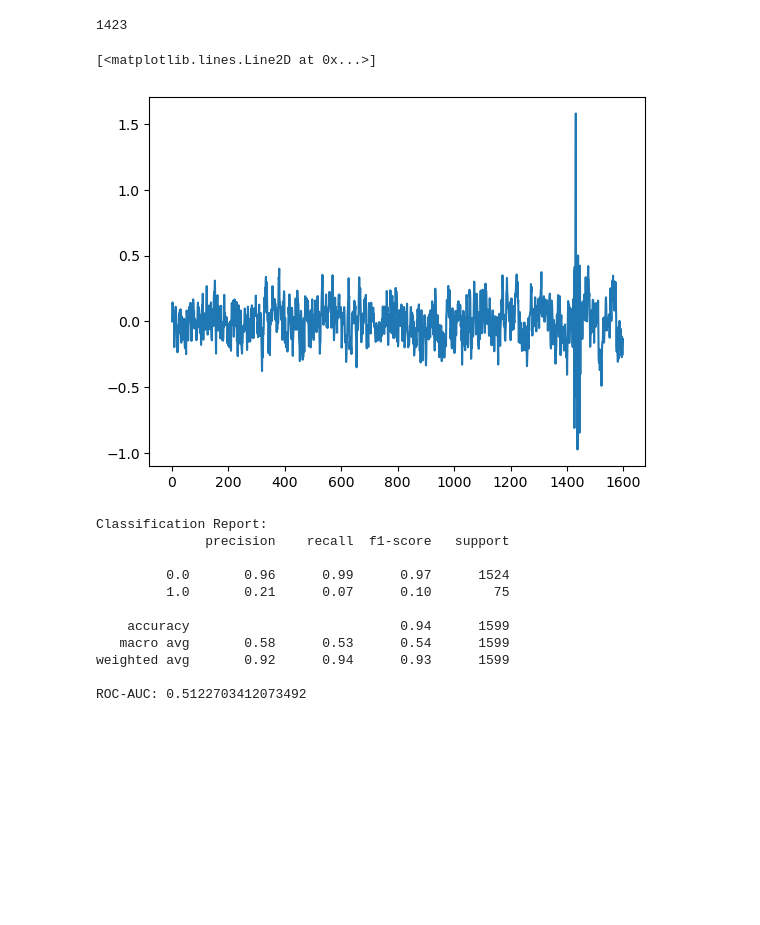
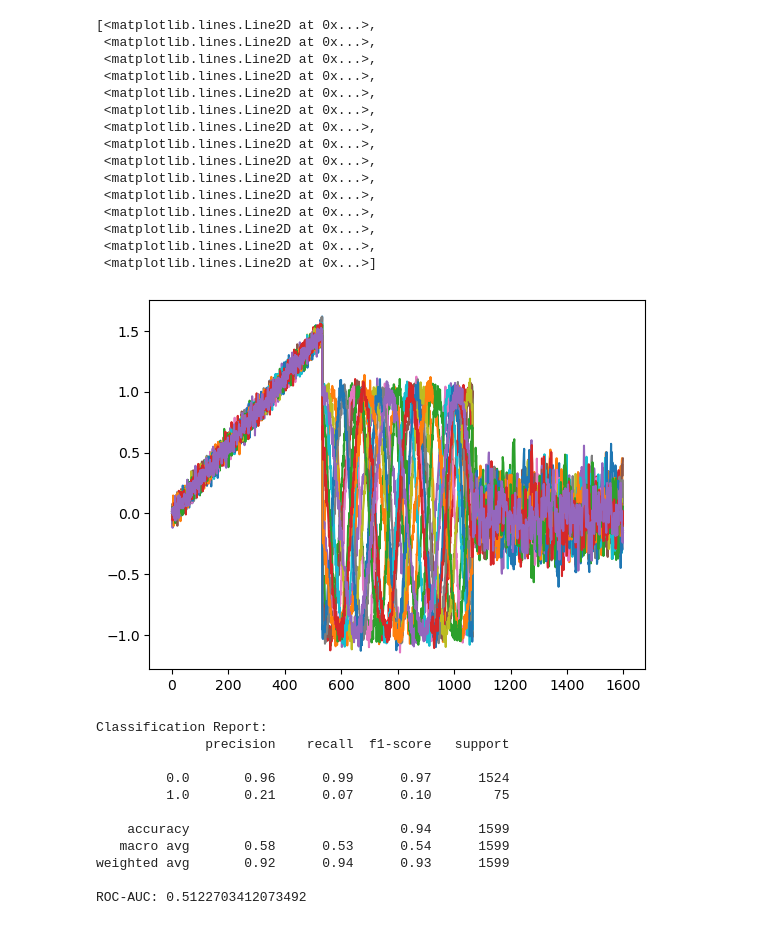
Before and after one commit to Brandonwood44/Anomaly-Detection-Thesis, a Jupyter notebook: notebooks/Create Data.ipynb, the cells around one changed output. Drawn from its saved outputs; the diff is of its cells as text; code cells hidden in the pictures; blank space fills up the shorter version.

Commit message:
Updated regime generation and added anomaly injection functions, also created a new notebook for combined regime results comparisons

```diff
--- a/notebooks/Create Data.ipynb
+++ b/notebooks/Create Data.ipynb
@@ -91,18 +91,18 @@ def generate_dataset(T=1599, d=15, anomaly_length=25):
     y = np.zeros(T)
 
     # Inject anomalies
-    starts = [
-        np.random.randint(250, 350),
-        np.random.randint(650, 800),
-        np.random.randint(1450, 1550)
-    ]
+    # starts = [
+    #     np.random.randint(250, 350),
+    #     np.random.randint(650, 800),
+    #     np.random.randint(1450, 1550)
+    # ]
 
-    X = inject_trend_anomaly(X, starts[0], anomaly_length)
-    X = inject_sine_anomaly(X, starts[1], anomaly_length)
-    X = inject_ar_anomaly(X, starts[2], anomaly_length)
+    # X = inject_trend_anomaly(X, starts[0], anomaly_length)
+    # X = inject_sine_anomaly(X, starts[1], anomaly_length)
+    # X = inject_ar_anomaly(X, starts[2], anomaly_length)
 
-    for s in starts:
-        y[s:s+anomaly_length] = 1
+    # for s in starts:
+    #     y[s:s+anomaly_length] = 1
 
     # Regime labels (for analysis, not training)
     regimes = np.concatenate([
@@ -111,7 +111,7 @@ def generate_dataset(T=1599, d=15, anomaly_length=25):
         2 * np.ones(segment_length)
     ])
 
-    return X, y, regimes
+    return X, y#, regimes
 # %%
 def plot_mts(X, y): #, regimes):
     T, d = X.shape
@@ -231,13 +231,26 @@ def generate_univariate_dataset(T=1599, anomaly_length=25, type = 'Trend'):
 
     return X, y, start
 # %%
-X,y,start = generate_univariate_dataset(type='AR')
-print(start)
+X,y = generate_dataset()
+#print(start)
 plt.plot(X)
 # %% [output]
-1423
+[<matplotlib.lines.Line2D at 0x...>,
+ <matplotlib.lines.Line2D at 0x...>,
+ <matplotlib.lines.Line2D at 0x...>,
+ <matplotlib.lines.Line2D at 0x...>,
+ <matplotlib.lines.Line2D at 0x...>,
+ <matplotlib.lines.Line2D at 0x...>,
+ <matplotlib.lines.Line2D at 0x...>,
+ <matplotlib.lines.Line2D at 0x...>,
+ <matplotlib.lines.Line2D at 0x...>,
+ <matplotlib.lines.Line2D at 0x...>,
+ <matplotlib.lines.Line2D at 0x...>,
+ <matplotlib.lines.Line2D at 0x...>,
+ <matplotlib.lines.Line2D at 0x...>,
+ <matplotlib.lines.Line2D at 0x...>,
+ <matplotlib.lines.Line2D at 0x...>]
-[<matplotlib.lines.Line2D at 0x...>]
-[figure, old version]
+[figure, new version]
 # %%
 #Use this exact convention from README.md:11:
 
```
Also changed, not shown: 5 other files.
